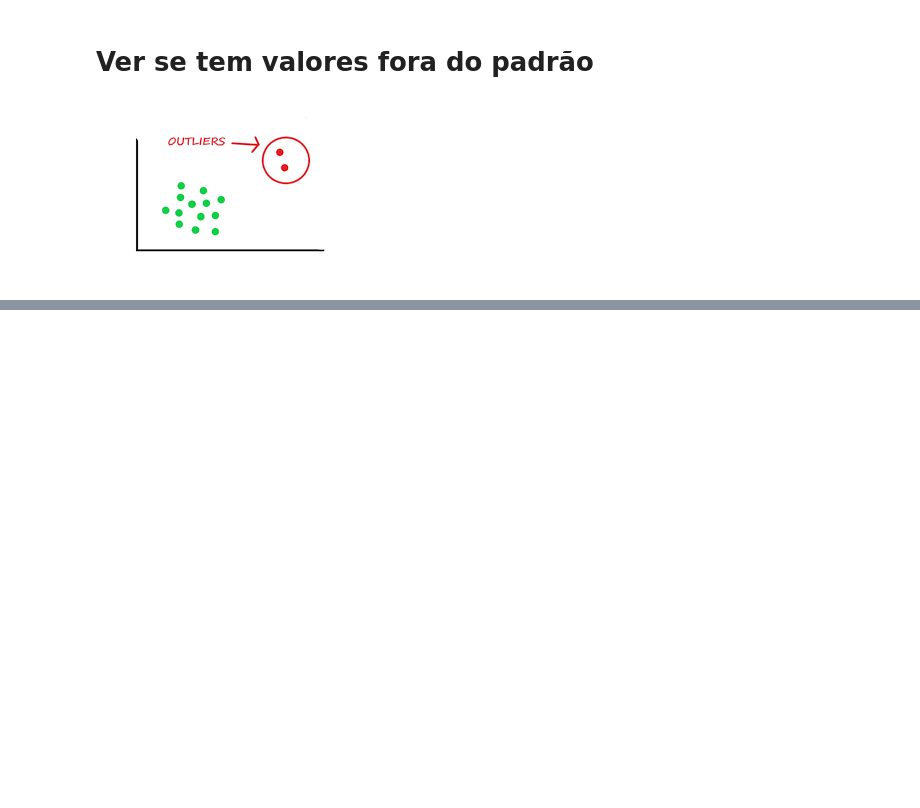
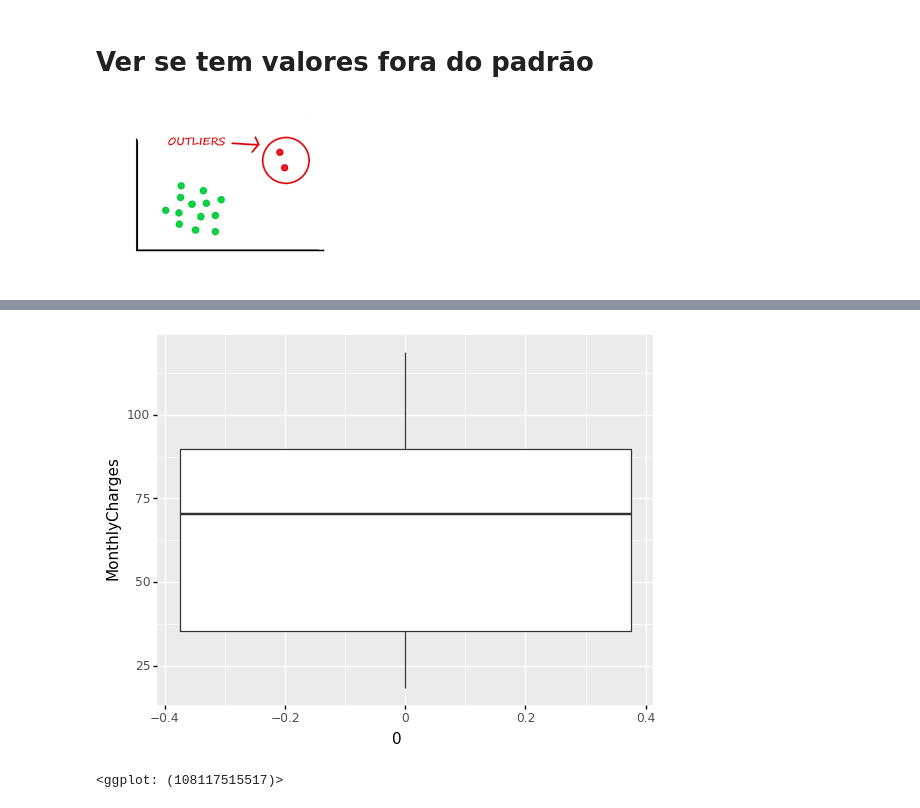
Before and after one commit to fgiordanelli/Projeto1, a Jupyter notebook: Projeto 5.ipynb, the cells around one changed output, grey strips where cells are left out. Cells and saved outputs as stored; diff of their text form; code cells hidden in the pictures; blank space fills up the shorter version.

```diff
--- a/Projeto 5.ipynb
+++ b/Projeto 5.ipynb
@@ -55,0 +65,8 @@ Name: death, dtype: int64
+# %%
+(
+    ggplot(df) +
+    geom_boxplot(aes(x = 0 , y='MonthlyCharges'))
+)
+# %% [output]
+[figure, added]
+<ggplot: (108117515517)>
```
Also changed, not shown: parts of 43 cells of this notebook, 4 other files.
